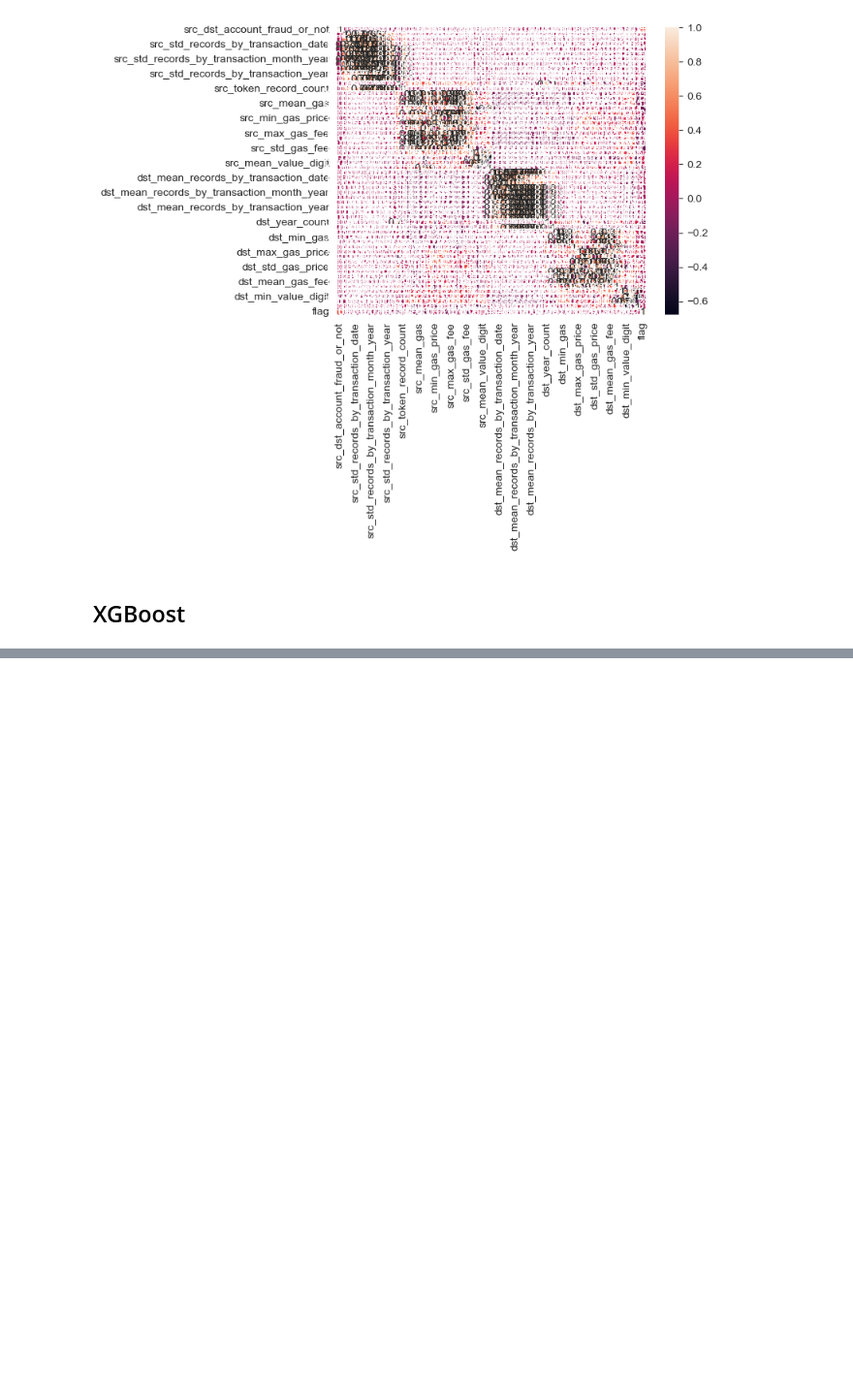
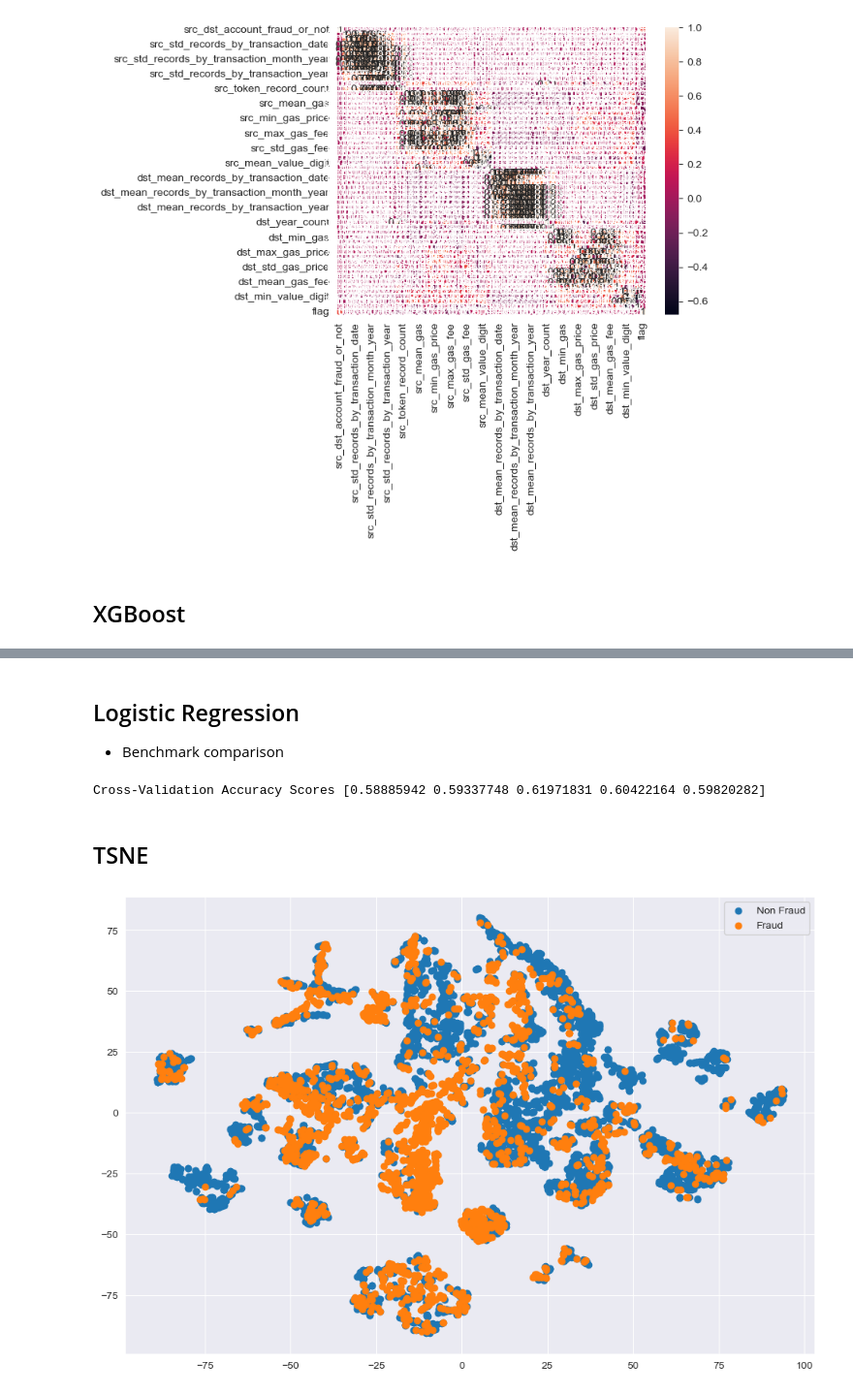
Before and after one commit to LetianY/ethereum-fraud-detection, a Jupyter notebook: fraud_detection.ipynb, the cells around one changed output, grey strips where cells are left out. Shown at 97% size. Cells and saved outputs as stored; diff of their text form; code cells hidden in the pictures; blank space fills up the shorter version.

```diff
--- a/fraud_detection.ipynb
+++ b/fraud_detection.ipynb
@@ -472,0 +499,19 @@ submission_result.assign(flag=y_test)
+# %% [markdown]
+## Logistic Regression
+
+- Benchmark comparison
+# %%
+from sklearn.model_selection import cross_val_score
+from sklearn.linear_model import LogisticRegression
+
+def logistic_regression(train_X, train_y, test_X):
+    cv = StratifiedKFold(n_splits=5, shuffle=True, random_state=42)
+    log_reg = LogisticRegression(random_state=42, max_iter=5000)
+    scores = cross_val_score(log_reg, train_X, train_y, cv=cv, scoring='f1')
+    print('Cross-Validation Accuracy Scores', scores)
+
+logistic_regression(X_train, y_train, X_test)
+# %% [output]
+Cross-Validation Accuracy Scores [0.58885942 0.59337748 0.61971831 0.60422164 0.59820282]
+# %% [markdown]
+## TSNE
@@ -472,0 +520,22 @@ submission_result.assign(flag=y_test)
+# %%
+non_fraud = train_data[train_data['flag'] == 0].drop(columns='account').sample(5000)
+fraud = train_data[train_data['flag'] == 1].drop(columns='account')
+
+df = non_fraud.append(fraud).sample(frac=1).reset_index(drop=True)
+X = df.drop(['flag'], axis = 1).values
+Y = df["flag"].values
+
+def tsne_plot(x1, y1):
+    tsne = TSNE(n_components=2, random_state=42)
+    X_t = tsne.fit_transform(x1)
+
+    plt.figure(figsize=(12, 8))
+    plt.scatter(X_t[np.where(y1 == 0), 0], X_t[np.where(y1 == 0), 1], label='Non Fraud')
+    plt.scatter(X_t[np.where(y1 == 1), 0], X_t[np.where(y1 == 1), 1], label='Fraud')
+
+    plt.legend();
+    plt.show();
+
+tsne_plot(X, Y)
+# %% [output]
+[figure, added]
```
Also changed, not shown: parts of 7 cells of this notebook.
